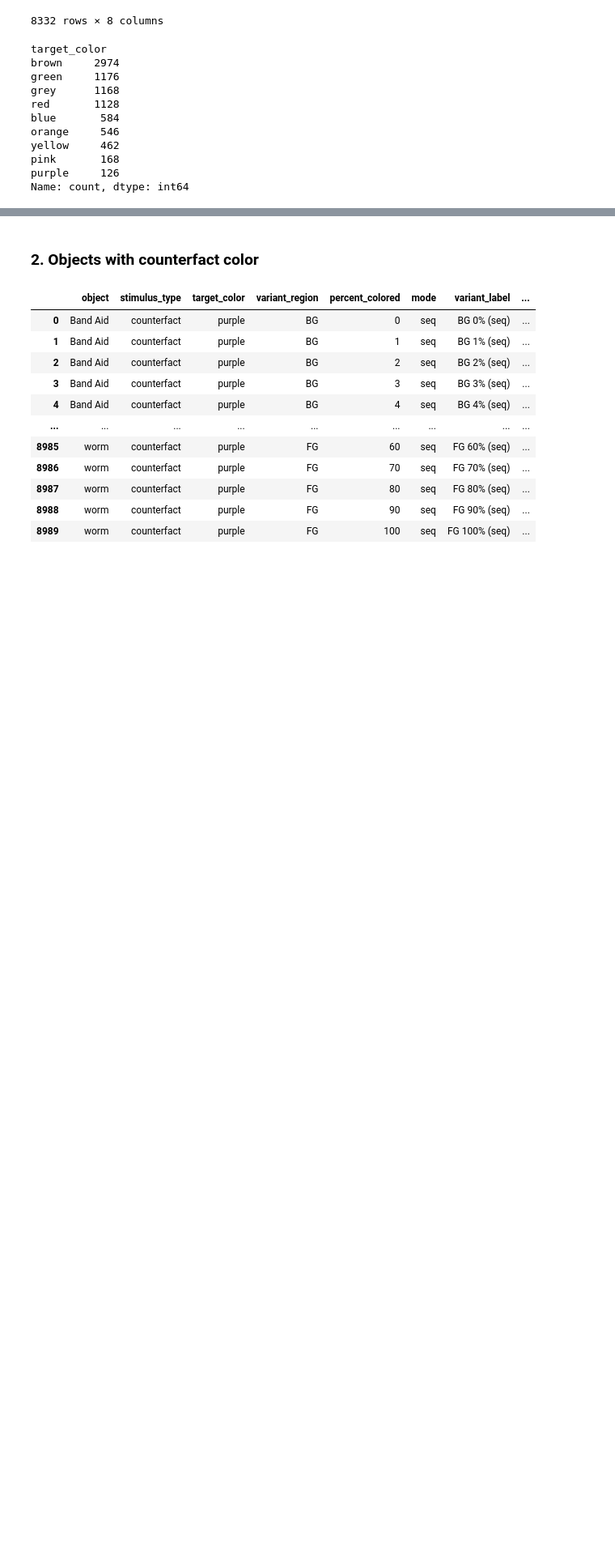
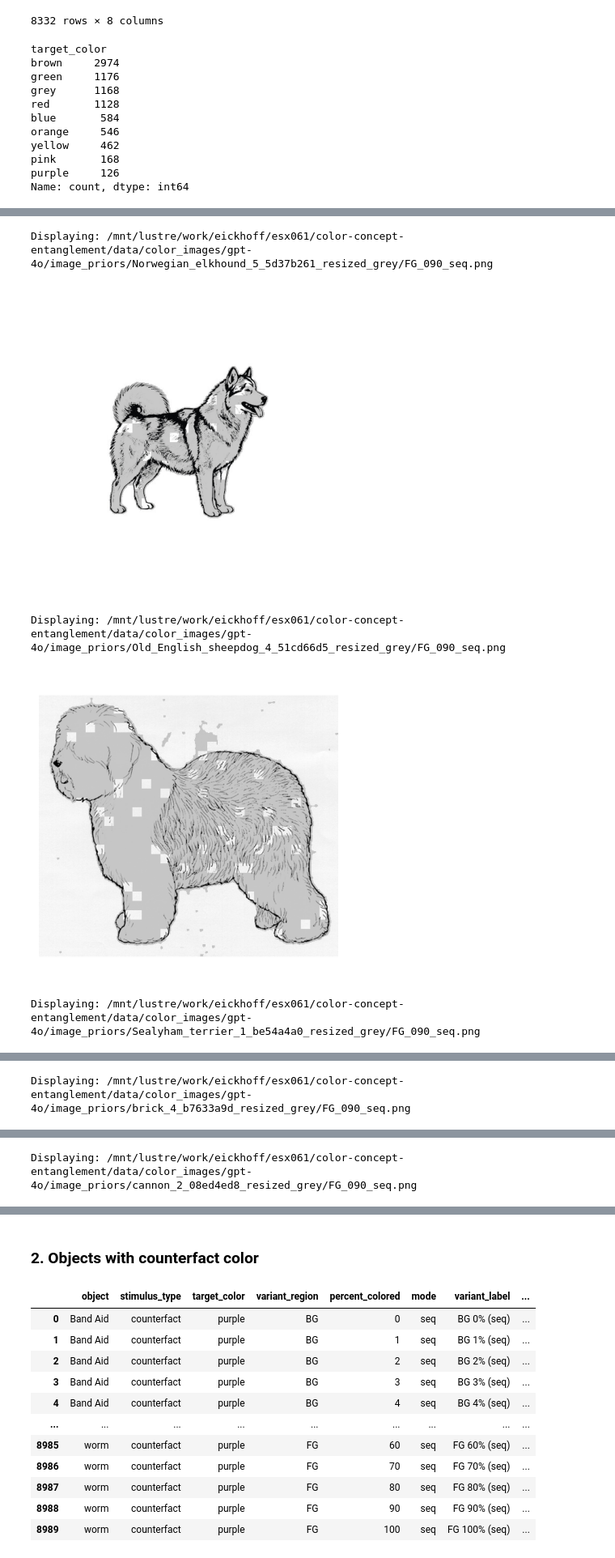
Before and after one commit to jonnemi/color-concept-entanglement, a Jupyter notebook: prolific_study/make_prolific_dataset.ipynb, the cells around one changed output, grey strips where cells are left out. Shown at 81% size. Saved outputs shown, nothing was run; the diff lists cells and outputs as text; code cells hidden in the pictures; blank space fills up the shorter version.

```diff
--- a/prolific_study/make_prolific_dataset.ipynb
+++ b/prolific_study/make_prolific_dataset.ipynb
@@ -56,3 +56,6 @@ yellow     462
 pink       168
 purple     126
 Name: count, dtype: int64
+# %%
+grey_df = df_priors[(df_priors["target_color"] == "grey") & (df_priors["variant_label"] == "FG 90% (seq)")]
+display(grey_df)
@@ -58,0 +80,26 @@ Name: count, dtype: int64
+# %%
+from PIL import Image
+import matplotlib.pyplot as plt
+
+# Loop through the DataFrame and display each image
+for i, row in grey_df.iterrows():
+    if row["image_path"]:  # Check if there is an image path
+            image_path = DATA / row['image_path']
+            print(f"Displaying: {image_path}")  # Print file name
+
+            # Open and display the image
+            try:
+                image = Image.open(image_path)
+                plt.figure()  # Create a new figure for each image
+                plt.imshow(image)
+                plt.axis("off")  # Hide axes
+                #plt.title(f"{row['correct_answer']} {row['correct_object']} - Image {j+1}")  # Title with object, color, and number
+                plt.show()  # Show the image
+            except Exception as e:
+                print(f"Error displaying {image_path}: {e}")
+# %% [output]
+Displaying: /mnt/lustre/work/eickhoff/esx061/color-concept-entanglement/data/color_images/gpt-4o/image_priors/Norwegian_elkhound_5_5d37b261_resized_grey/FG_090_seq.png
+[figure, added]
+Displaying: /mnt/lustre/work/eickhoff/esx061/color-concept-entanglement/data/color_images/gpt-4o/image_priors/Old_English_sheepdog_4_51cd66d5_resized_grey/FG_090_seq.png
+[figure, added]
+Displaying: /mnt/lustre/work/eickhoff/esx061/color-concept-entanglement/data/color_images/gpt-4o/image_priors/Sealyham_terrier_1_be54a4a0_resized_grey/FG_090_seq.png
@@ -58,0 +107 @@ Name: count, dtype: int64
+Displaying: /mnt/lustre/work/eickhoff/esx061/color-concept-entanglement/data/color_images/gpt-4o/image_priors/brick_4_b7633a9d_resized_grey/FG_090_seq.png
@@ -58,0 +109 @@ Name: count, dtype: int64
+Displaying: /mnt/lustre/work/eickhoff/esx061/color-concept-entanglement/data/color_images/gpt-4o/image_priors/cannon_2_08ed4ed8_resized_grey/FG_090_seq.png
```
Also changed, not shown: parts of 2 cells of this notebook, 2 other files.
